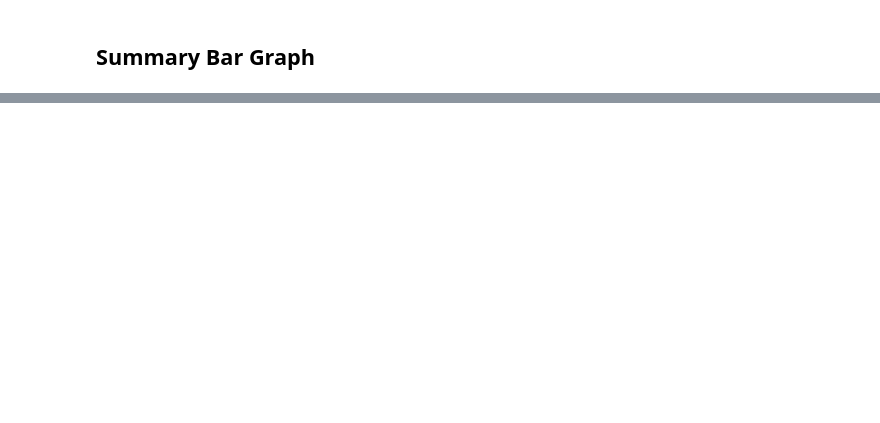
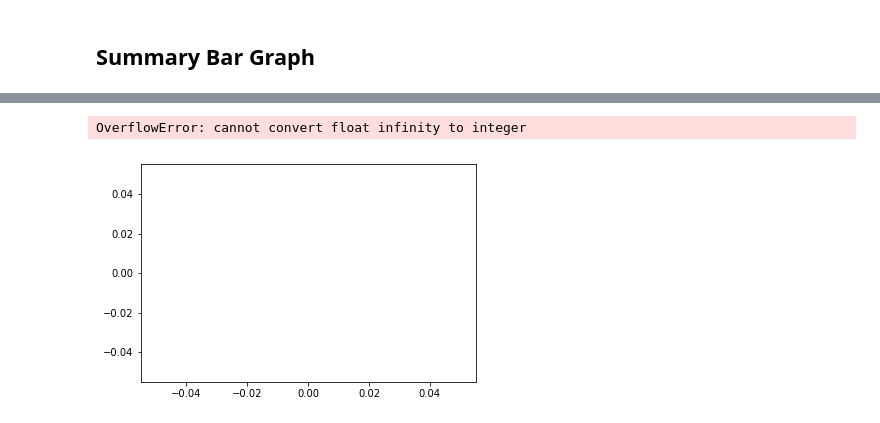
Before and after one commit to faznaimov/matplotlib-challenge, a Jupyter notebook: Pymaceuticals/pymaceuticals_starter.ipynb, the cells around one changed output, grey strips where cells are left out. Saved outputs shown, nothing was run; the diff lists cells and outputs as text; code cells hidden in the pictures; blank space fills up the shorter version.

```diff
--- a/Pymaceuticals/pymaceuticals_starter.ipynb
+++ b/Pymaceuticals/pymaceuticals_starter.ipynb
@@ -221,5 +231,8 @@ plt.show()
 ## Summary Bar Graph
 # %%
 # Calculate the percent changes for each drug
+drug_list=re_mean.keys()
+prc_change=(re_mean.loc[45,drug_list]-re_mean.loc[0,drug_list])/re_mean.loc[0,drug_list]*100
 
 # Display the data to confirm
+prc_change
@@ -263,0 +252,38 @@ fig.show()
+# %%
+# Store all Relevant Percent Changes into a Tuple
+drugs=["Capomulin", "Infubinol", "Ketapril", "Placebo"]
+prc_change_tuple=tuple(prc_change)
+y_pos = np.arange(len(drugs))
+
+# Splice the data between passing and failing drugs
+for drug in range(len(drugs)):
+    if prc_change_tuple[drug] > 0:
+        growth=plt.bar(y_pos[drug], prc_change_tuple[drug], color='r', align='edge', alpha=0.8, width=1)
+    else:
+        reduction=plt.bar(y_pos[drug], prc_change_tuple[drug], color='g', align='edge', alpha=1, width=1)
+    plt.text(y_pos[drug]+0.7, prc_change_tuple[drug], '%d' % int(prc_change_tuple[drug])+'%', ha='center', va='bottom', color='black')
+
+# Orient widths. Add labels, tick marks, etc.
+plt.grid()
+plt.axhline(y=0, color = 'black', linestyle='--')
+plt.xticks(y_pos+1, objects)
+plt.ylabel('% Tumor Volume Change')
+plt.title('Tumor Change Over 45 day Treatment')
+plt.legend((growth, reduction), ('Tumor Growth', 'Tumor Reduction'), loc="upper left")
+plt.ylim(min(prc_change_tuple)-10,max(prc_change_tuple)+10)
+plt.figure(figsize=(100,1))
+
+# Use functions to label the percentages of changes
+
+
+# Call functions to implement the function calls
+
+
+# Save the Figure
+plt.savefig('tumor_chg.png')
+
+# Show the Figure
+plt.show()
+# %% [output]
+OverflowError: cannot convert float infinity to integer
+[figure, added]
```
Also changed, not shown: parts of 27 cells of this notebook, 4 other files.
